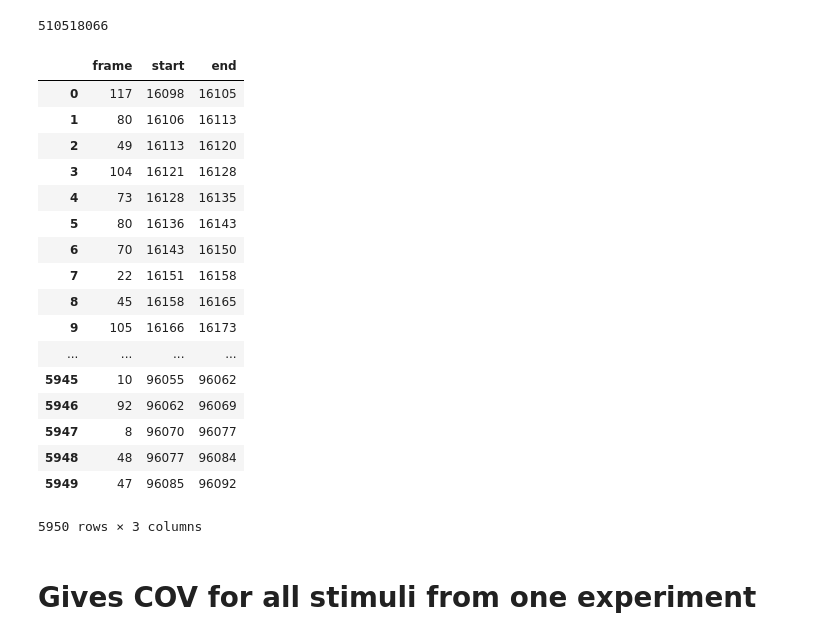
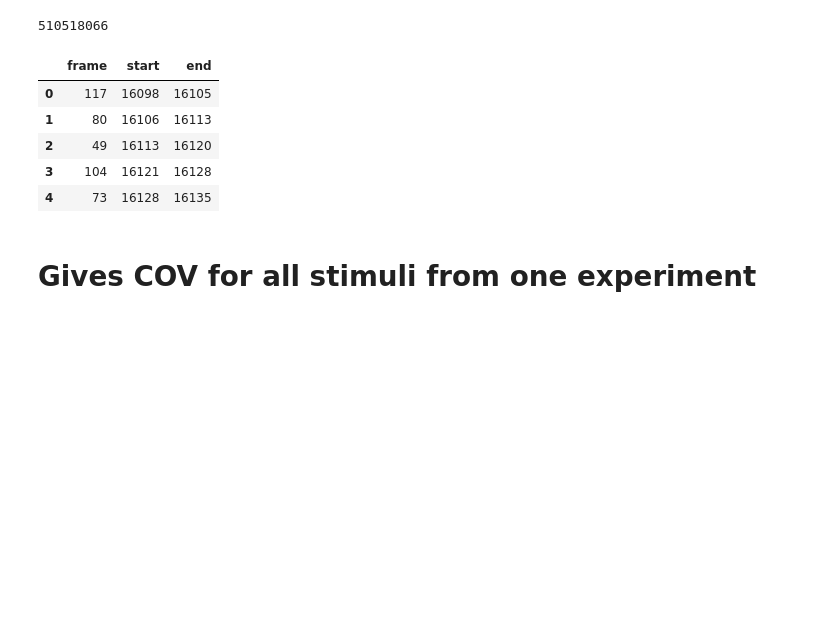
Before and after one commit to annieliu77/SWDB2016, a Jupyter notebook: Variability.ipynb, the cells around one changed output. Saved outputs shown, nothing was run; the diff lists cells and outputs as text; code cells hidden in the pictures; blank space fills up the shorter version.

```diff
--- a/Variability.ipynb
+++ b/Variability.ipynb
@@ -85,26 +47,14 @@ expcells=exp.get_cell_specimen_ids()
 # %%
 # order of all of the stimuli for this experiment
 naturalscenelist=exp.get_stimulus_table('natural_scenes')
-naturalscenelist
+naturalscenelist.head()
 # %% [output]
 |  | frame | start | end |
 | 0 | 117 | 16098 | 16105 |
 | 1 | 80 | 16106 | 16113 |
 | 2 | 49 | 16113 | 16120 |
 | 3 | 104 | 16121 | 16128 |
 | 4 | 73 | 16128 | 16135 |
-| 5 | 80 | 16136 | 16143 |
-| 6 | 70 | 16143 | 16150 |
-| 7 | 22 | 16151 | 16158 |
-| 8 | 45 | 16158 | 16165 |
-| 9 | 105 | 16166 | 16173 |
-| ... | ... | ... | ... |
-| 5945 | 10 | 96055 | 96062 |
-| 5946 | 92 | 96062 | 96069 |
-| 5947 | 8 | 96070 | 96077 |
-| 5948 | 48 | 96077 | 96084 |
-| 5949 | 47 | 96085 | 96092 |
-5950 rows × 3 columns
 # %% [markdown]
 # Gives COV for all stimuli from one experiment
 # %%
```
Also changed, not shown: parts of 7 cells of this notebook, 1 other file.
